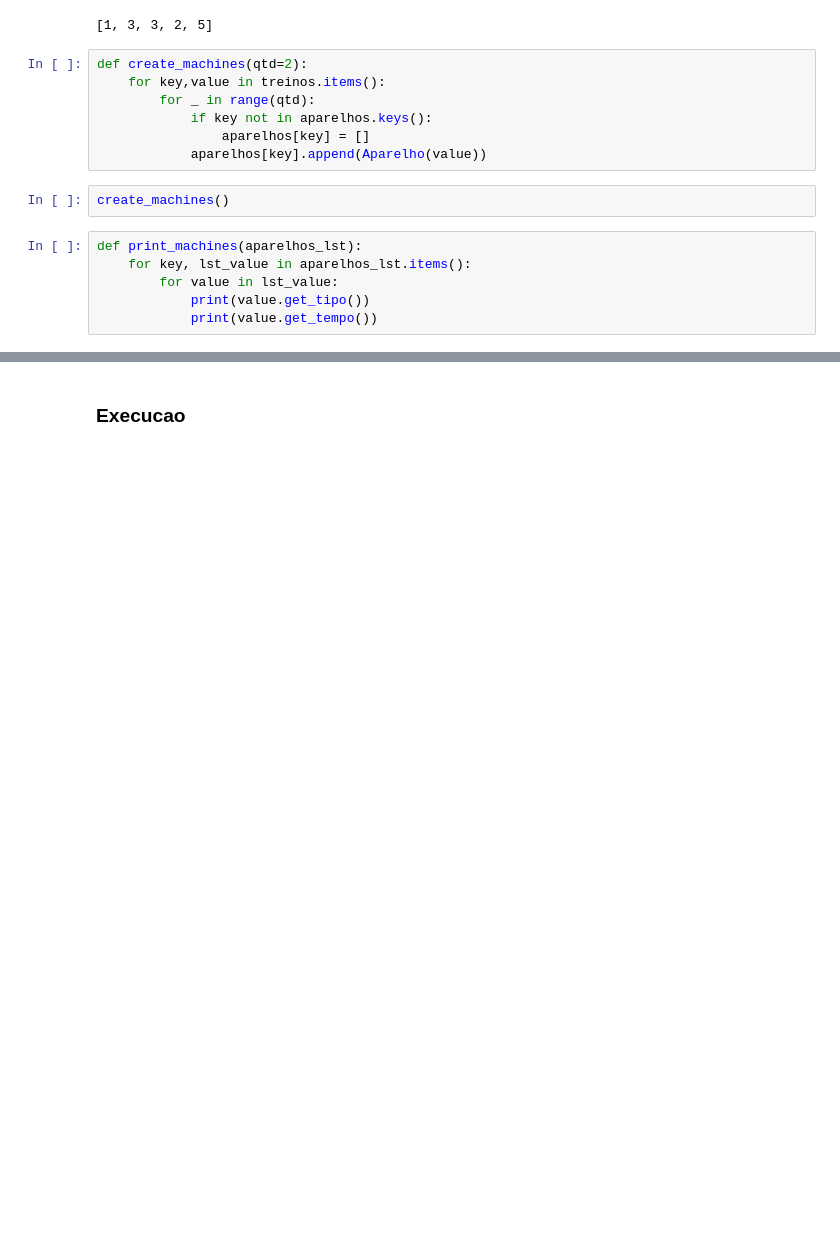
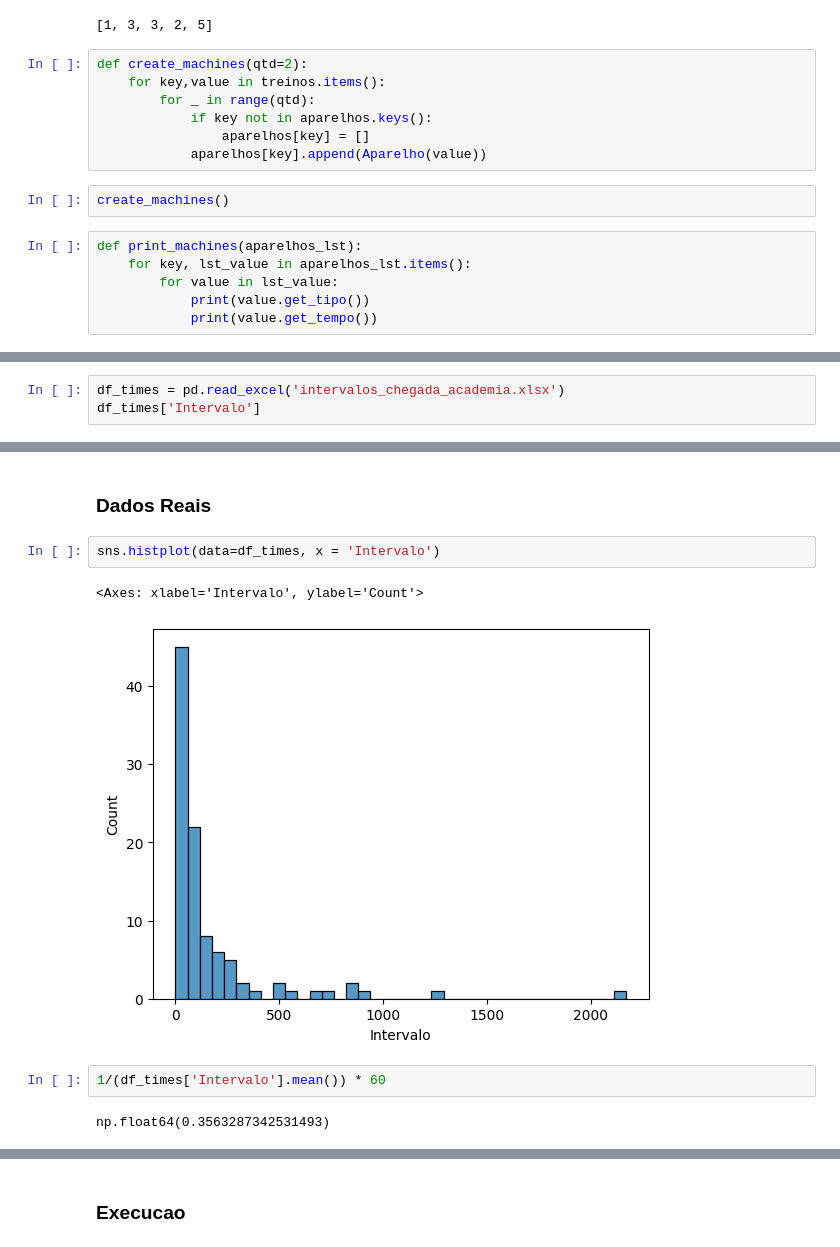
Before and after one commit to ErickFiel/Simulacao-Discreta, a Jupyter notebook: simulation.ipynb, the cells around one changed output, grey strips where cells are left out. Drawn from its saved outputs; the diff is of its cells as text; blank space fills up the shorter version.

Commit message:
added academia distributions

```diff
--- a/simulation.ipynb
+++ b/simulation.ipynb
@@ -111,0 +121,3 @@ def print_machines(aparelhos_lst):
+# %%
+df_times = pd.read_excel('intervalos_chegada_academia.xlsx')
+df_times['Intervalo']
@@ -111,0 +165,11 @@ def print_machines(aparelhos_lst):
+# %% [markdown]
+### Dados Reais
+# %%
+sns.histplot(data=df_times, x = 'Intervalo')
+# %% [output]
+<Axes: xlabel='Intervalo', ylabel='Count'>
+[figure, added]
+# %%
+1/(df_times['Intervalo'].mean()) * 60
+# %% [output]
+np.float64(0.3563287342531493)
```
Also changed, not shown: parts of 12 cells of this notebook, 2 other files.
